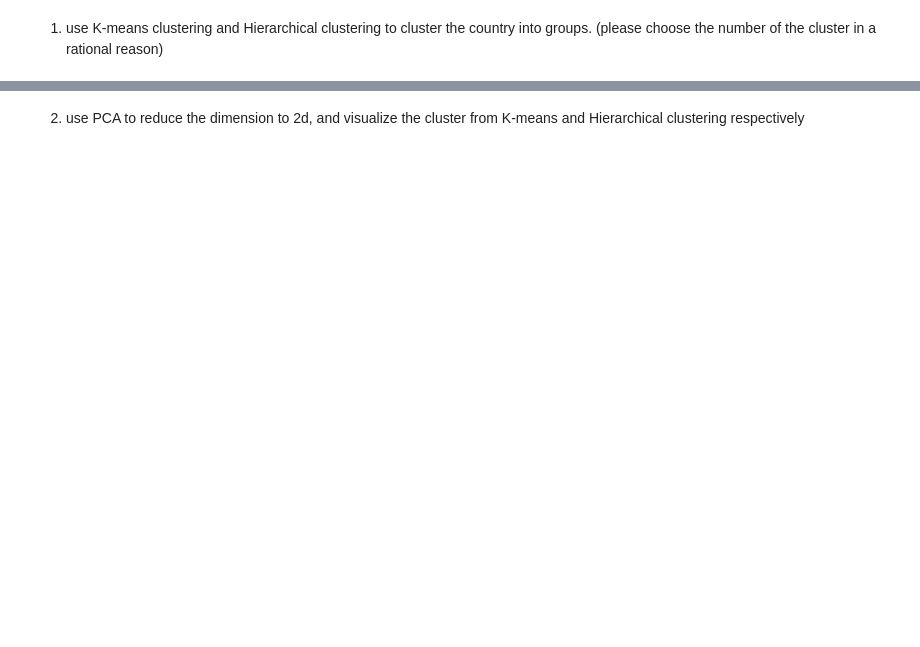
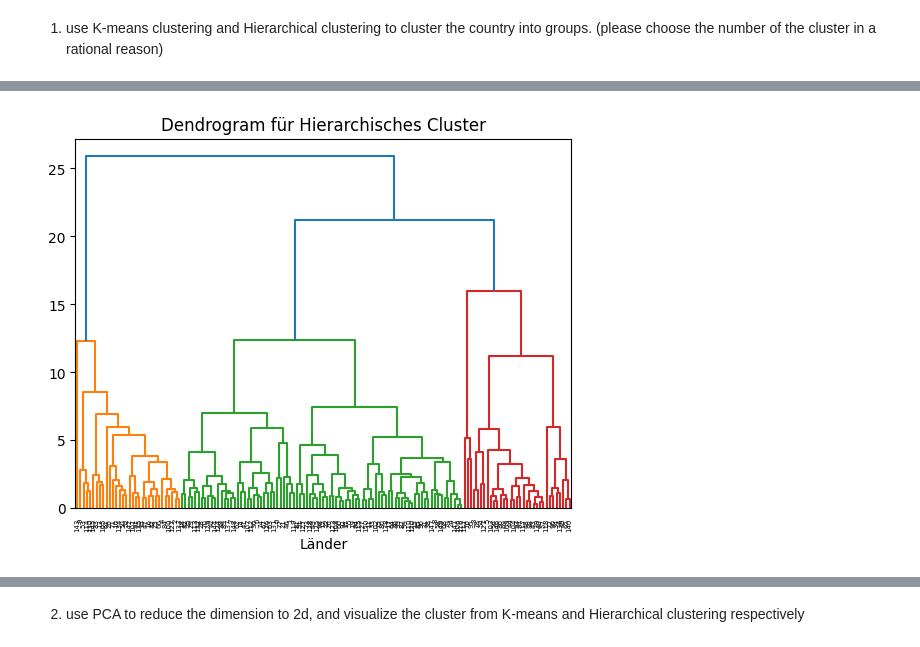
Before and after one commit to sophieHerstein/DS_Clustering, a Jupyter notebook: clustering_exercise.ipynb, the cells around one changed output, grey strips where cells are left out. Cells and saved outputs as stored; diff of their text form; code cells hidden in the pictures; blank space fills up the shorter version.

```diff
--- a/clustering_exercise.ipynb
+++ b/clustering_exercise.ipynb
@@ -32,0 +81,8 @@ country_info
+# %%
+plt.figure()
+dendrogram = hierarchic.dendrogram(hierarchic.linkage(scaled_features, method='ward'))
+plt.title('Dendrogram für Hierarchisches Cluster')
+plt.xlabel('Länder')
+plt.show()
+# %% [output]
+[figure, added]
```
Also changed, not shown: parts of 21 cells of this notebook.
